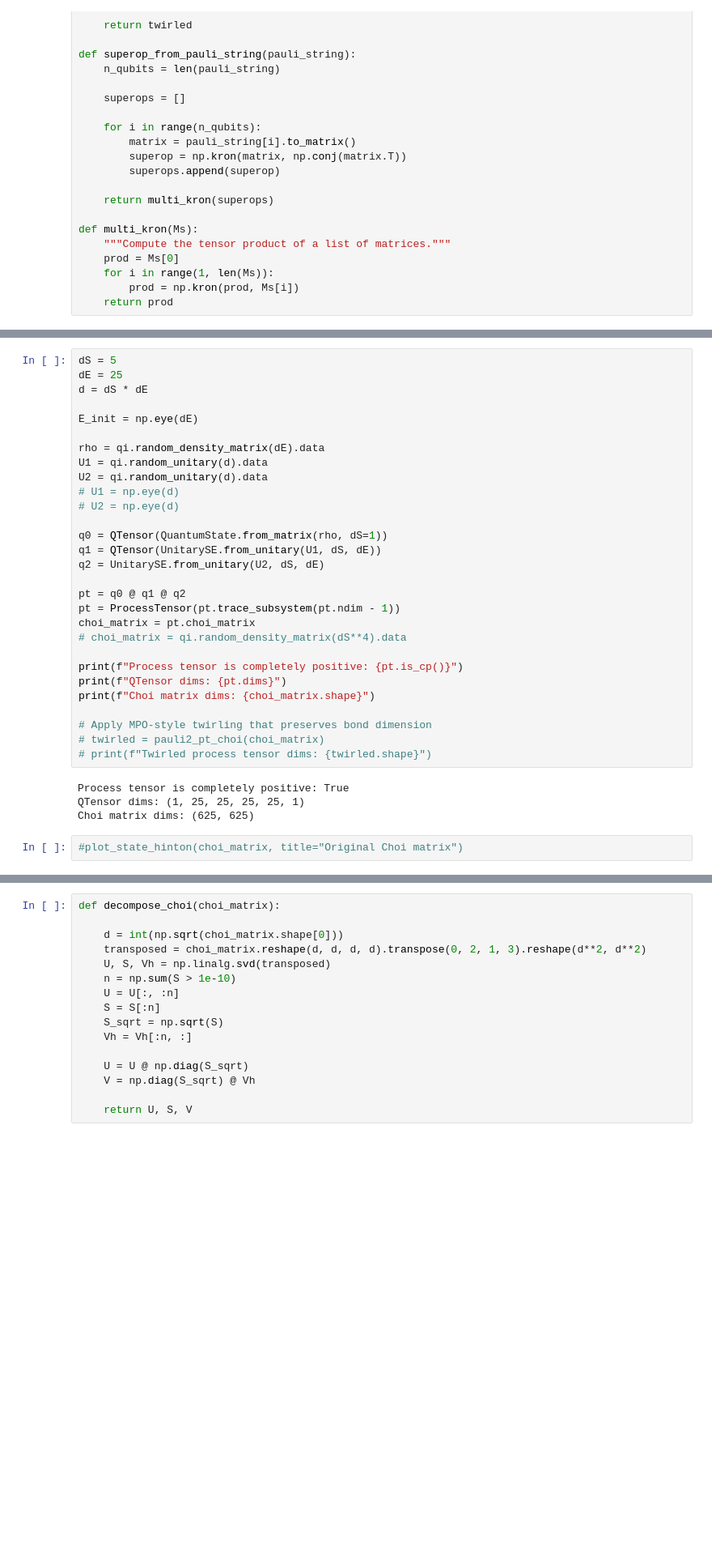
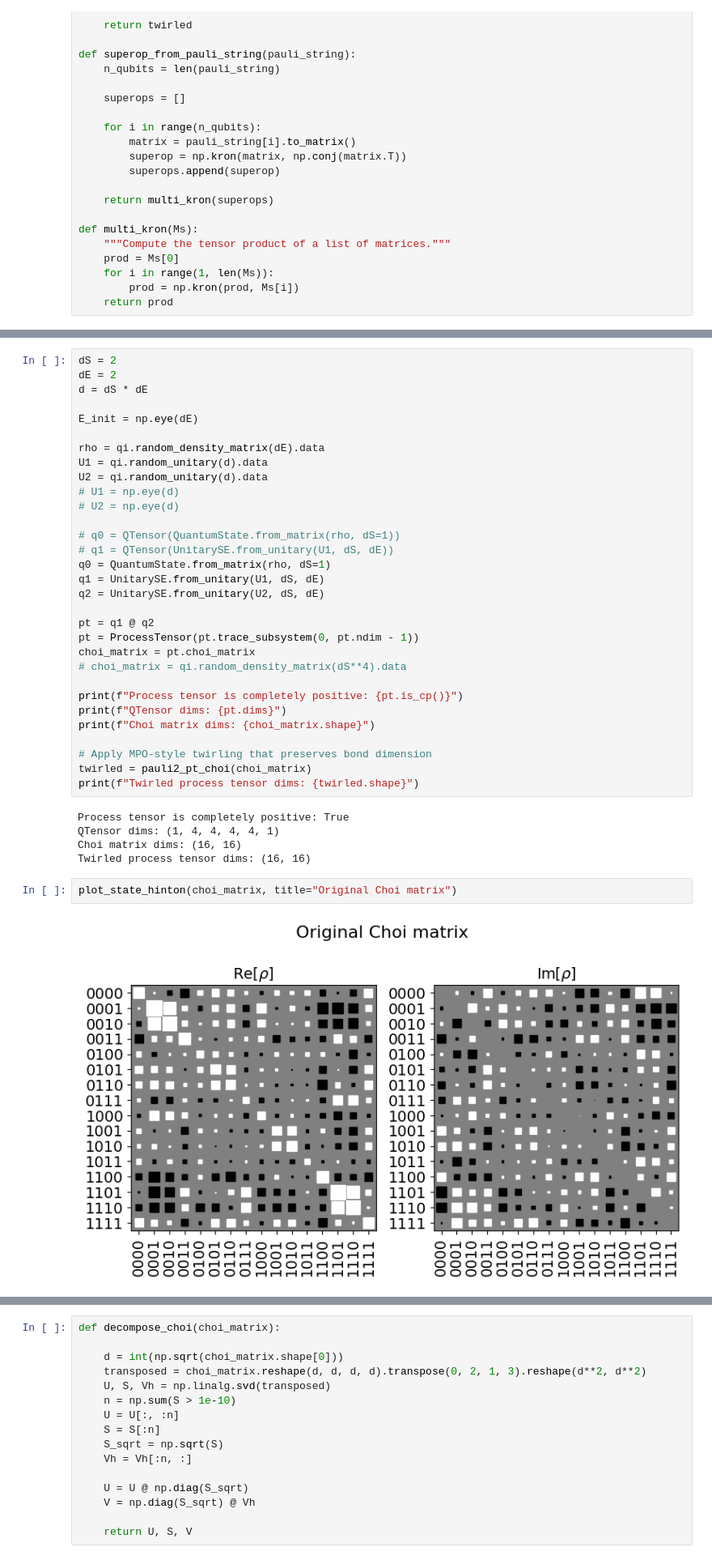
Before and after one commit to jkfids/corrqec2, a Jupyter notebook: notebooks/qtensor.ipynb, the cells around one changed output, grey strips where cells are left out. Shown at 81% size. Drawn from its saved outputs; the diff is of its cells as text; blank space fills up the shorter version.

Commit message:
New notebook to explore how bond dimension is related to SE unitary and filled out more of section 3 of the paper.

```diff
--- a/notebooks/qtensor.ipynb
+++ b/notebooks/qtensor.ipynb
@@ -40,6 +74,6 @@ def multi_kron(Ms):
 # %%
-dS = 5
-dE = 25
+dS = 2
+dE = 2
 d = dS * dE
 
 E_init = np.eye(dE)
@@ -50,12 +84,14 @@ U2 = qi.random_unitary(d).data
 # U1 = np.eye(d)
 # U2 = np.eye(d)
 
-q0 = QTensor(QuantumState.from_matrix(rho, dS=1))
-q1 = QTensor(UnitarySE.from_unitary(U1, dS, dE))
+# q0 = QTensor(QuantumState.from_matrix(rho, dS=1))
+# q1 = QTensor(UnitarySE.from_unitary(U1, dS, dE))
+q0 = QuantumState.from_matrix(rho, dS=1)
+q1 = UnitarySE.from_unitary(U1, dS, dE)
 q2 = UnitarySE.from_unitary(U2, dS, dE)
 
-pt = q0 @ q1 @ q2
-pt = ProcessTensor(pt.trace_subsystem(pt.ndim - 1))
+pt = q1 @ q2
+pt = ProcessTensor(pt.trace_subsystem(0, pt.ndim - 1))
 choi_matrix = pt.choi_matrix
 # choi_matrix = qi.random_density_matrix(dS**4).data
 
@@ -64,12 +100,15 @@ print(f"QTensor dims: {pt.dims}")
 print(f"Choi matrix dims: {choi_matrix.shape}")
 
 # Apply MPO-style twirling that preserves bond dimension
-# twirled = pauli2_pt_choi(choi_matrix)
-# print(f"Twirled process tensor dims: {twirled.shape}")
+twirled = pauli2_pt_choi(choi_matrix)
+print(f"Twirled process tensor dims: {twirled.shape}")
 # %% [output]
 Process tensor is completely positive: True
-QTensor dims: (1, 25, 25, 25, 25, 1)
-Choi matrix dims: (625, 625)
+QTensor dims: (1, 4, 4, 4, 4, 1)
+Choi matrix dims: (16, 16)
+Twirled process tensor dims: (16, 16)
 # %%
-#plot_state_hinton(choi_matrix, title="Original Choi matrix")
+plot_state_hinton(choi_matrix, title="Original Choi matrix")
+# %% [output]
+[figure, added]
 # %%
```
Also changed, not shown: parts of 13 cells of this notebook, 2 other files.
